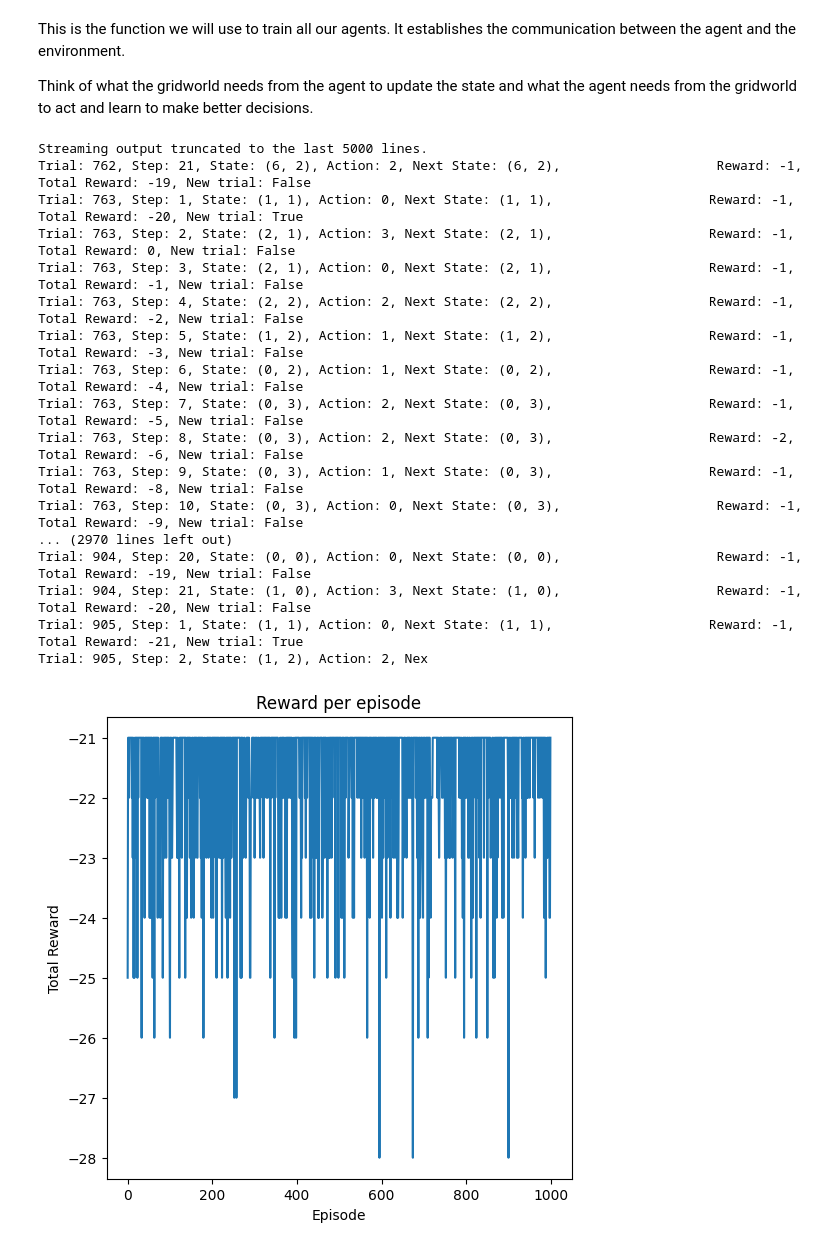
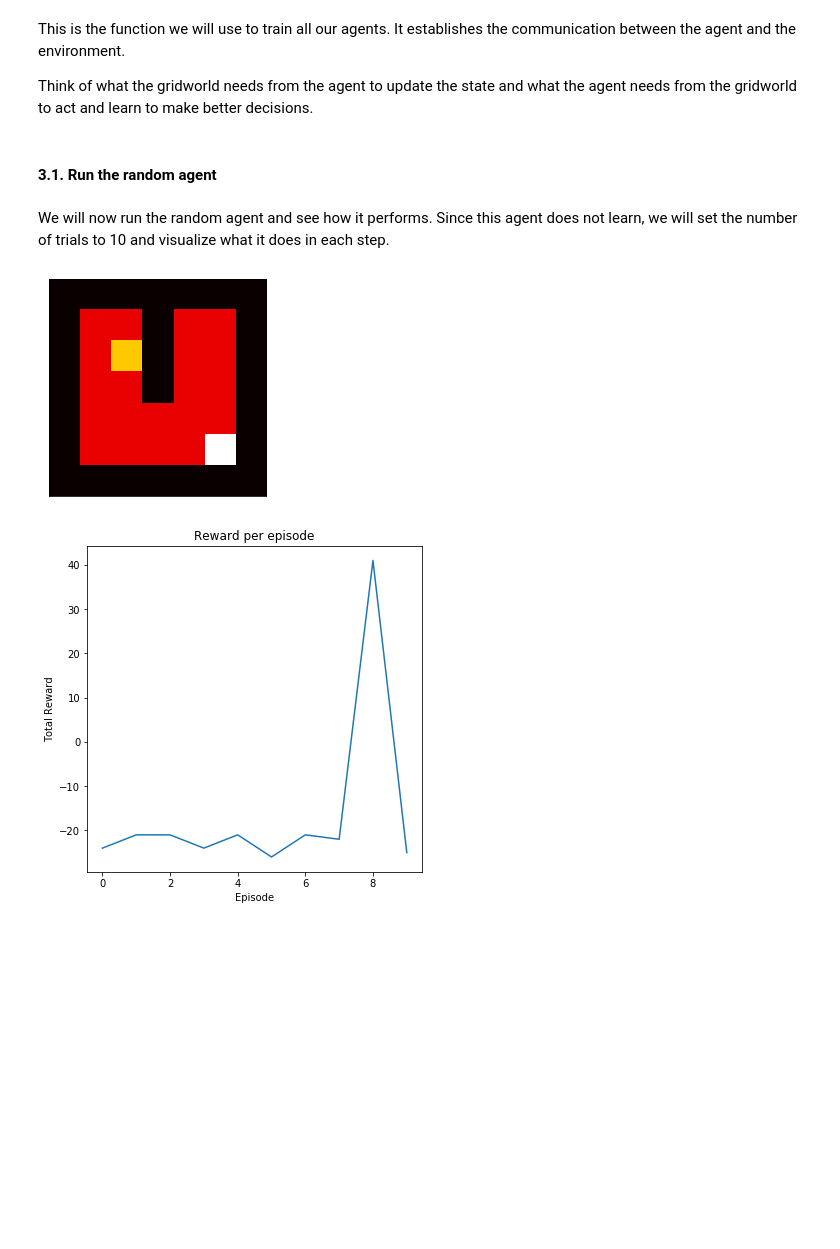
Before and after one commit to bambschool/BAMB2023, a Jupyter notebook: 3-reinforcement_learning/tutorial_3B_RL-solutions.ipynb, the cells around one changed output. Drawn from its saved outputs; the diff is of its cells as text; code cells hidden in the pictures; blank space fills up the shorter version.

```diff
--- a/3-reinforcement_learning/tutorial_3B_RL-solutions.ipynb
+++ b/3-reinforcement_learning/tutorial_3B_RL-solutions.ipynb
@@ -144,4 +145,7 @@ class GridWorld():
         if ax is None:
             _, ax = plt.subplots()
         ax.imshow(grid, vmin=-1, vmax=2, cmap='hot')
+        # remove xtiks and yticks
+        ax.set_xticks([])
+        ax.set_yticks([])
 # %% [markdown]
@@ -170,7 +174,7 @@ Check you understand the gridworld task. Suggestions:
 # %%
 # INSTRUCTION 1. Explore the different parameters of the GridWorld task
 grid_size_test = 5
-start_test = (1, 1)
+start_test = (0, 0)
 goal_test = (grid_size_test - 1, grid_size_test - 1)
 obstacles_test = [(x, grid_size_test//2) for x in range(grid_size_test-2)]
 max_steps_per_trial_test = 20
@@ -178,7 +182,7 @@ env = GridWorld(size=grid_size_test, start=start_test, goal=goal_test, obstacles
 # action names
 actions = ['up', 'right', 'down', 'left']
 # INSTRUCTION 2. Define an action plan to reach the goal by hand (Note that the actions correspond to codes 0,1,2,3)
-good_path = [1, 1, 1, 1, 1, 1, 1, 1, 1, 1, 1]
+good_path = [0, 1, 1, 1, 1, 1, 1, 1, 1, 1, 1]
 # number of rows and columns is the root of the number of actions
 nrows = int(np.sqrt(len(good_path)))
 ncols = nrows+1
@@ -223,7 +236,7 @@ This is the function we will use to train all our agents. It establishes the com
 Think of what the gridworld needs from the agent to update the state and what the agent needs from the gridworld to act and learn to make better decisions.
 # %%
 def train_agent(agent, grid_size=5, start=(0, 0), goal=(4, 4), obstacles=[(x, 3) for x in range(3)],
-                max_num_tr=100, verbose=False, max_steps_per_trial=50):
+                max_num_tr=100, verbose=False, max_steps_per_trial=50, render_flag=False, learn_flag=True):
     """
     Create gridWorld and agent, and train agent for a number of trials.
 
@@ -236,6 +249,8 @@ def train_agent(agent, grid_size=5, start=(0, 0), goal=(4, 4), obstacles=[(x, 3)
         max_num_tr: int, maximum number of trials
         verbose: bool, whether to display the environment
         max_steps_per_trial: int, maximum number of steps per trial
+        render_flag: bool, whether to render the environment
+        learn_flag: bool, whether the agent should learn
     """
     # Create grid world
     env = GridWorld(size=grid_size, start=start, goal=goal, obstacles=obstacles, max_steps_per_trial=max_steps_per_trial)
@@ -249,43 +264,39 @@ def train_agent(agent, grid_size=5, start=(0, 0), goal=(4, 4), obstacles=[(x, 3)
         # Get the next action from the agent.
         action = agent.get_action(state=state)
         next_state, reward, info = env.step(action)
-        # Learn from the experience. In order to learn the agent needs to know the previous state, the action taken, the reward obtained and the new state after the action.
-        agent.learn(state=state, action=action, reward=reward, next_state=next_state)
+        # Learn from the experience. In order to learn the agent needs to know the previous state, the action taken,
+        # the reward obtained and the new state after the action.
+        if learn_flag:
+            agent.learn(state=state, action=action, reward=reward, next_state=next_state)
         state = next_state
-        if verbose and env.trial % 10 == 0:
+        if verbose and env.trial % 100 == 0 and env.t == 0:
             print(f"Trial: {env.trial + 1}, Step: {env.t + 1}, State: {state}, Action: {action}, Next State: {next_state},\
                     Reward: {reward}, Total Reward: {total_reward}, New trial: {info['new_trial']}")
+        if render_flag:
+            clear_output(wait=True)
+            env.render()
+            plt.show()
         total_reward += reward
         if info['new_trial']: # check if the trial has ended
             reward_per_episode.append(total_reward)
             total_reward = 0
     return reward_per_episode
+# %% [markdown]
+#### 3.1. Run the random agent
+# %% [markdown]
+We will now run the random agent and see how it performs. Since this agent does not learn, we will set the number of trials to 10 and visualize what it does in each step.
 # %%
-action_space = [0, 1, 2, 3, 4]  # up, right, down, left  # render flag so people can see agent moving randomly
-max_num_tr = 1000
+action_space = [0, 1, 2, 3]  # up, right, down, left
+max_num_tr = 10
 verbose = True
+render_flag = True
+learn_flag = True  # note that this is actually not relevant for the random agent
 agent = Random(action_space=action_space)
 reward_per_episode_random =\
       train_agent(agent=agent, grid_size=grid_size, start=start, goal=goal,
-                  obstacles=obstacles, max_num_tr=max_num_tr,
+                  obstacles=obstacles, max_num_tr=max_num_tr, render_flag=render_flag,
                   verbose=verbose, max_steps_per_trial=max_steps_per_trial)
 plot_reward_per_episode(reward_per_episode_random)
 # %% [output]
-Streaming output truncated to the last 5000 lines.
-Trial: 762, Step: 21, State: (6, 2), Action: 2, Next State: (6, 2),                    Reward: -1, Total Reward: -19, New trial: False
-Trial: 763, Step: 1, State: (1, 1), Action: 0, Next State: (1, 1),                    Reward: -1, Total Reward: -20, New trial: True
-Trial: 763, Step: 2, State: (2, 1), Action: 3, Next State: (2, 1),                    Reward: -1, Total Reward: 0, New trial: False
-Trial: 763, Step: 3, State: (2, 1), Action: 0, Next State: (2, 1),                    Reward: -1, Total Reward: -1, New trial: False
-Trial: 763, Step: 4, State: (2, 2), Action: 2, Next State: (2, 2),                    Reward: -1, Total Reward: -2, New trial: False
-Trial: 763, Step: 5, State: (1, 2), Action: 1, Next State: (1, 2),                    Reward: -1, Total Reward: -3, New trial: False
-Trial: 763, Step: 6, State: (0, 2), Action: 1, Next State: (0, 2),                    Reward: -1, Total Reward: -4, New trial: False
-Trial: 763, Step: 7, State: (0, 3), Action: 2, Next State: (0, 3),                    Reward: -1, Total Reward: -5, New trial: False
-Trial: 763, Step: 8, State: (0, 3), Action: 2, Next State: (0, 3),                    Reward: -2, Total Reward: -6, New trial: False
-Trial: 763, Step: 9, State: (0, 3), Action: 1, Next State: (0, 3),                    Reward: -1, Total Reward: -8, New trial: False
-Trial: 763, Step: 10, State: (0, 3), Action: 0, Next State: (0, 3),                    Reward: -1, Total Reward: -9, New trial: False
-... (2970 lines left out)
-Trial: 904, Step: 20, State: (0, 0), Action: 0, Next State: (0, 0),                    Reward: -1, Total Reward: -19, New trial: False
-Trial: 904, Step: 21, State: (1, 0), Action: 3, Next State: (1, 0),                    Reward: -1, Total Reward: -20, New trial: False
-Trial: 905, Step: 1, State: (1, 1), Action: 0, Next State: (1, 1),                    Reward: -1, Total Reward: -21, New trial: True
-Trial: 905, Step: 2, State: (1, 2), Action: 2, Nex
-[figure, old version]
+[figure, new version]
+[figure, added]
```
Also changed, not shown: parts of 40 cells of this notebook.
